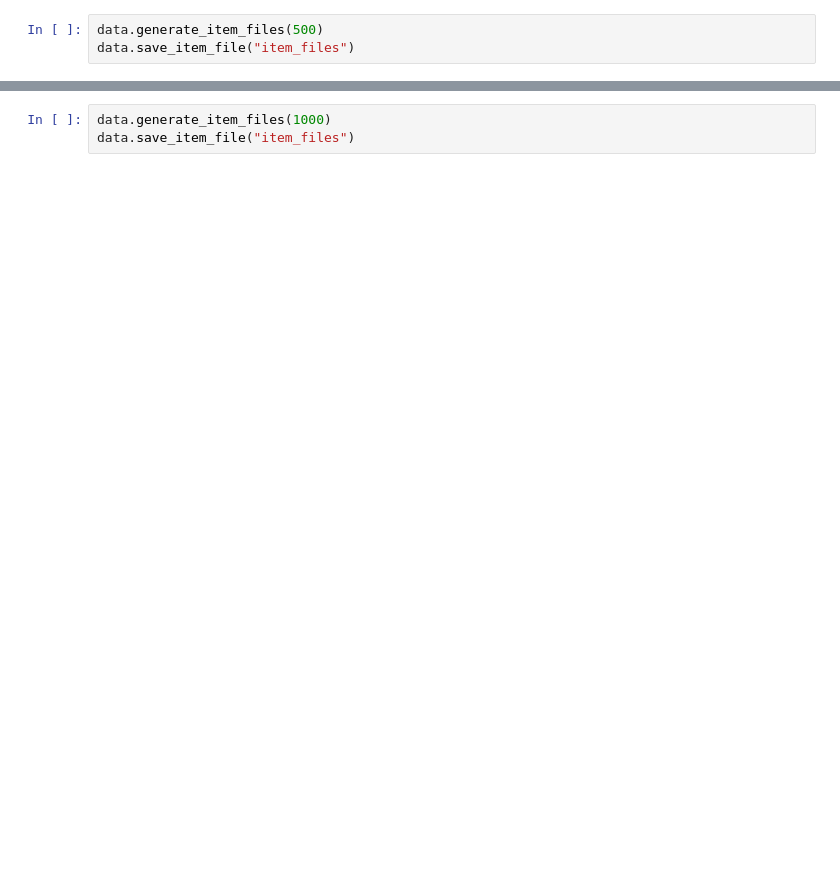
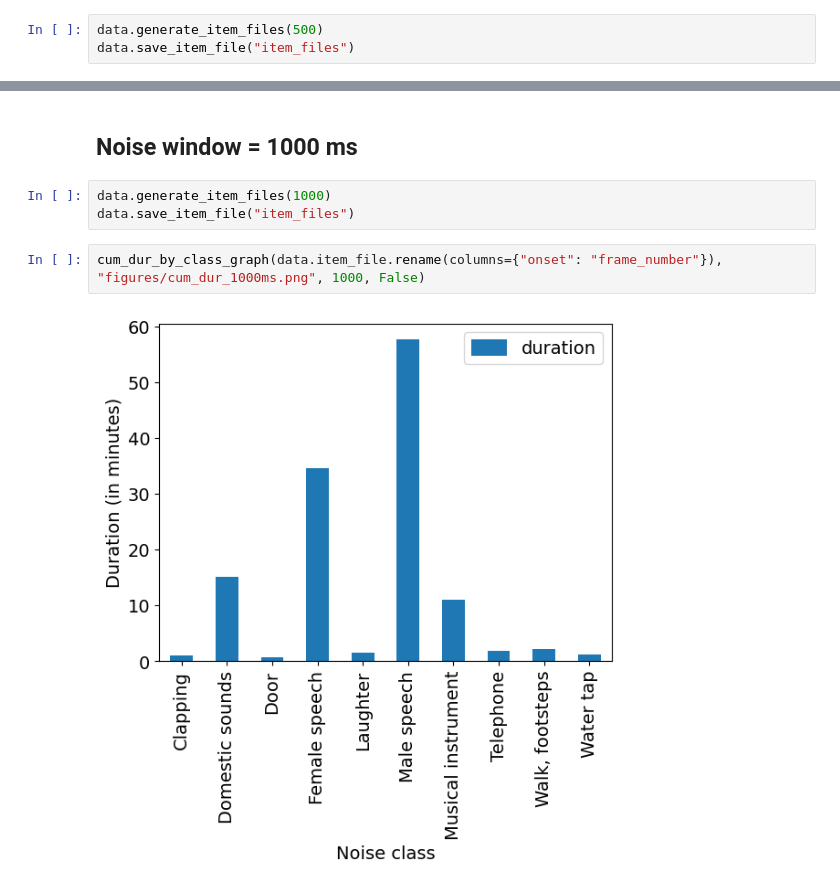
Before and after one commit to marianne-m/abx_noise, a Jupyter notebook: create_graphs.ipynb, the cells around one changed output, grey strips where cells are left out. Saved outputs shown, nothing was run; the diff lists cells and outputs as text; blank space fills up the shorter version.

```diff
--- a/create_graphs.ipynb
+++ b/create_graphs.ipynb
@@ -19,3 +35,9 @@ data.save_item_file("item_files")
+# %% [markdown]
+## Noise window = 1000 ms
 # %%
 data.generate_item_files(1000)
 data.save_item_file("item_files")
+# %%
+cum_dur_by_class_graph(data.item_file.rename(columns={"onset": "frame_number"}), "figures/cum_dur_1000ms.png", 1000, False)
+# %% [output]
+[figure, added]
```
Also changed, not shown: parts of 7 cells of this notebook, 3 other files.
